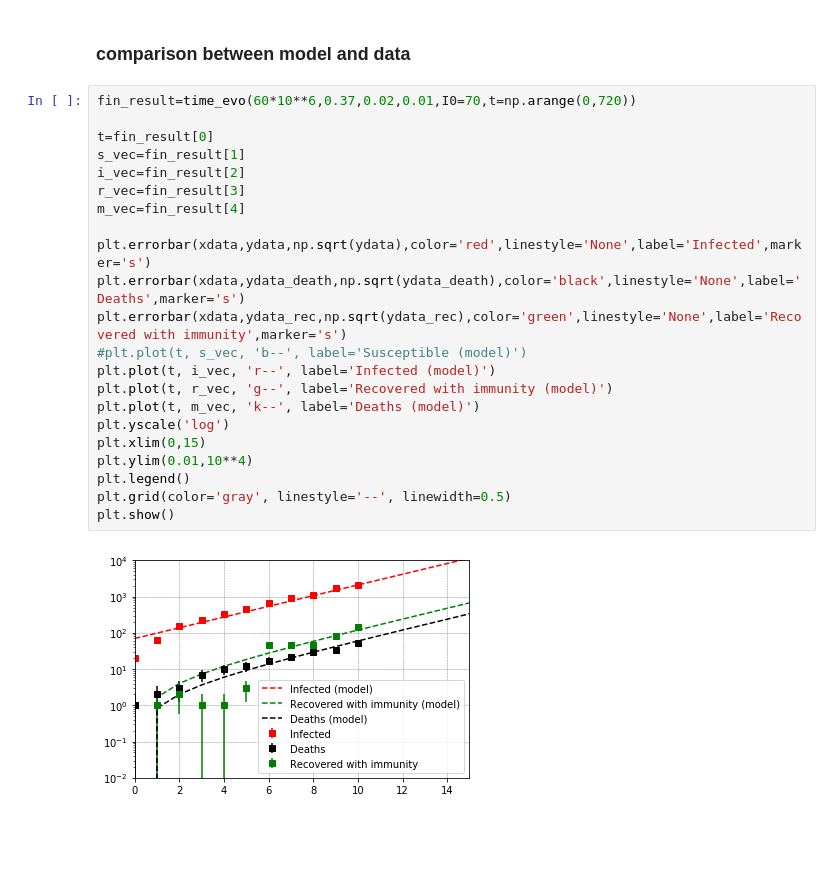
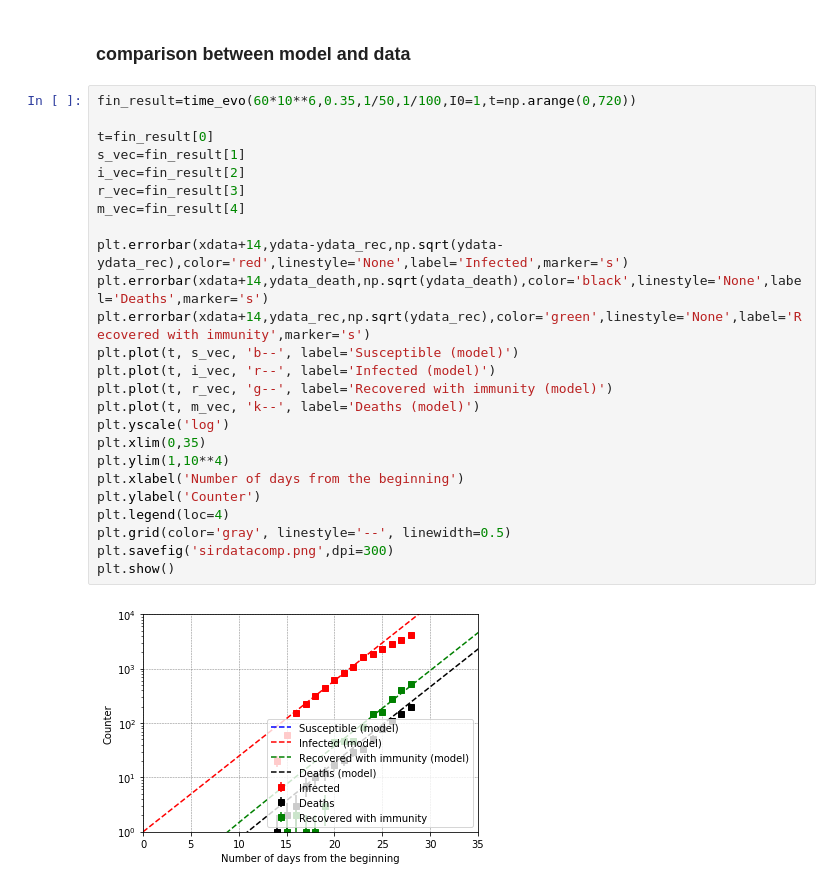
Before and after one commit to apalladi/datascienceprojects, a Jupyter notebook: covid19/SIR.ipynb, the cells around one changed output. Saved outputs shown, nothing was run; the diff lists cells and outputs as text; blank space fills up the shorter version.

Commit message:
updated SIR2
new SIR model

```diff
--- a/covid19/SIR.ipynb
+++ b/covid19/SIR.ipynb
@@ -83,26 +85,29 @@ plt.show()
 # %% [markdown]
 ### comparison between model and data
 # %%
-fin_result=time_evo(60*10**6,0.37,0.02,0.01,I0=70,t=np.arange(0,720))
+fin_result=time_evo(60*10**6,0.35,1/50,1/100,I0=1,t=np.arange(0,720))
 
 t=fin_result[0]
 s_vec=fin_result[1]
 i_vec=fin_result[2]
 r_vec=fin_result[3]
 m_vec=fin_result[4]
 
-plt.errorbar(xdata,ydata,np.sqrt(ydata),color='red',linestyle='None',label='Infected',marker='s')
-plt.errorbar(xdata,ydata_death,np.sqrt(ydata_death),color='black',linestyle='None',label='Deaths',marker='s')
-plt.errorbar(xdata,ydata_rec,np.sqrt(ydata_rec),color='green',linestyle='None',label='Recovered with immunity',marker='s')
-#plt.plot(t, s_vec, 'b--', label='Susceptible (model)')
+plt.errorbar(xdata+14,ydata-ydata_rec,np.sqrt(ydata-ydata_rec),color='red',linestyle='None',label='Infected',marker='s')
+plt.errorbar(xdata+14,ydata_death,np.sqrt(ydata_death),color='black',linestyle='None',label='Deaths',marker='s')
+plt.errorbar(xdata+14,ydata_rec,np.sqrt(ydata_rec),color='green',linestyle='None',label='Recovered with immunity',marker='s')
+plt.plot(t, s_vec, 'b--', label='Susceptible (model)')
 plt.plot(t, i_vec, 'r--', label='Infected (model)')
 plt.plot(t, r_vec, 'g--', label='Recovered with immunity (model)')
 plt.plot(t, m_vec, 'k--', label='Deaths (model)')
 plt.yscale('log')
-plt.xlim(0,15)
-plt.ylim(0.01,10**4)
-plt.legend()
+plt.xlim(0,35)
+plt.ylim(1,10**4)
+plt.xlabel('Number of days from the beginning')
+plt.ylabel('Counter')
+plt.legend(loc=4)
 plt.grid(color='gray', linestyle='--', linewidth=0.5)
+plt.savefig('sirdatacomp.png',dpi=300)
 plt.show()
 # %% [output]
-[figure, old version]
+[figure, new version]
```
Also changed, not shown: parts of 4 cells of this notebook, 15 other files.
